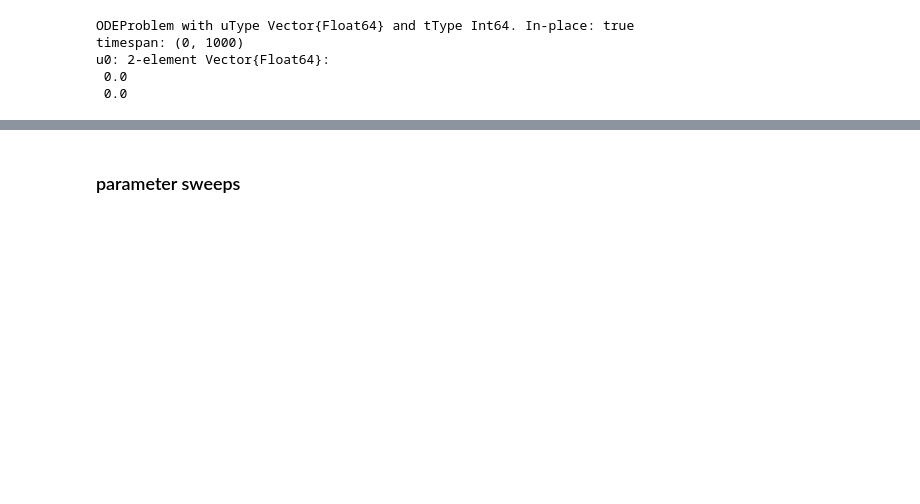
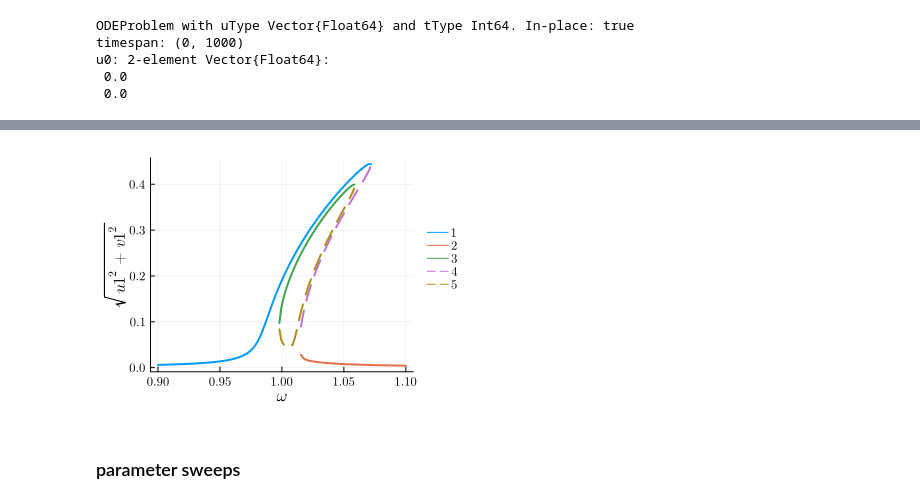
Before and after one commit to NonlinearOscillations/HarmonicBalance-notebooks, a Jupyter notebook: examples/time_dependent.ipynb, the cells around one changed output, grey strips where cells are left out. Drawn from its saved outputs; the diff is of its cells as text; code cells hidden in the pictures; blank space fills up the shorter version.

```diff
--- a/examples/time_dependent.ipynb
+++ b/examples/time_dependent.ipynb
@@ -30,9 +39,12 @@ plot(time_evo, ["u1", "v1"], harmonic_eq)
 savefig("figs/time_dependent/evo_to_steady.png")
 # %%
 # steady state diagram
-varied = ω => LinRange(0.9, 1.1, 100)
-result = get_steady_states(harmonic_eq, varied, fixed)
-plot(result, "sqrt(u1^2 + v1^2)")
+varied = ω => LinRange(0.9, 1.1, 150)
+result = get_steady_states(harmonic_eq, varied, fixed);
+# %%
+plot(result, "sqrt(u1^2 + v1^2)",foreground_color_legend = nothing)
+# %% [output]
+[figure, added]
 # %%
 savefig("figs/time_dependent/steady.png")
 # %% [markdown]
```
Also changed, not shown: parts of 4 cells of this notebook, 5 other files.
